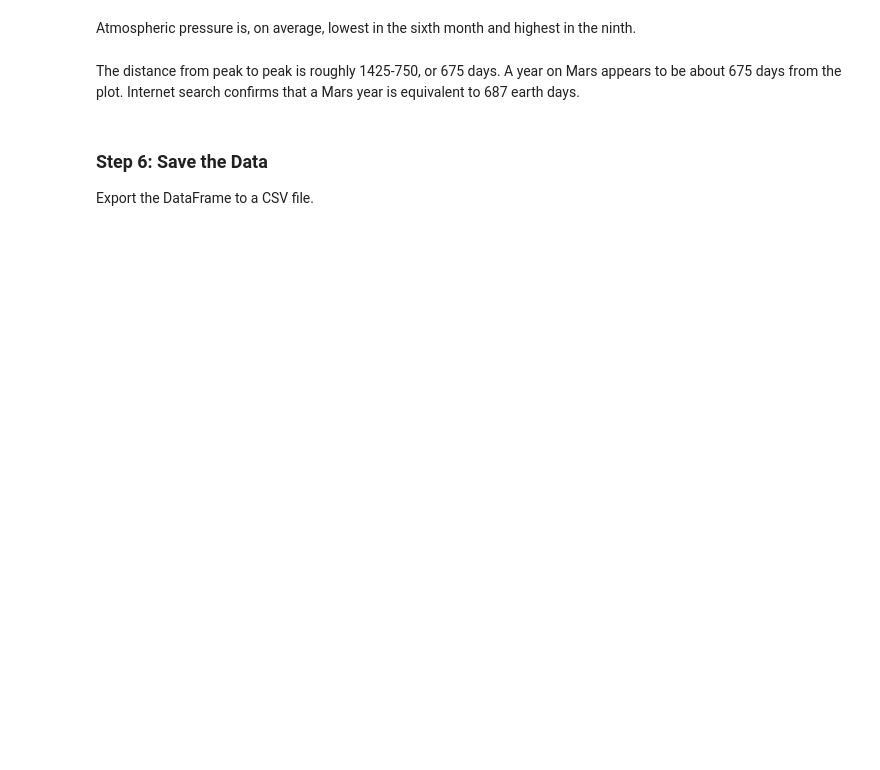
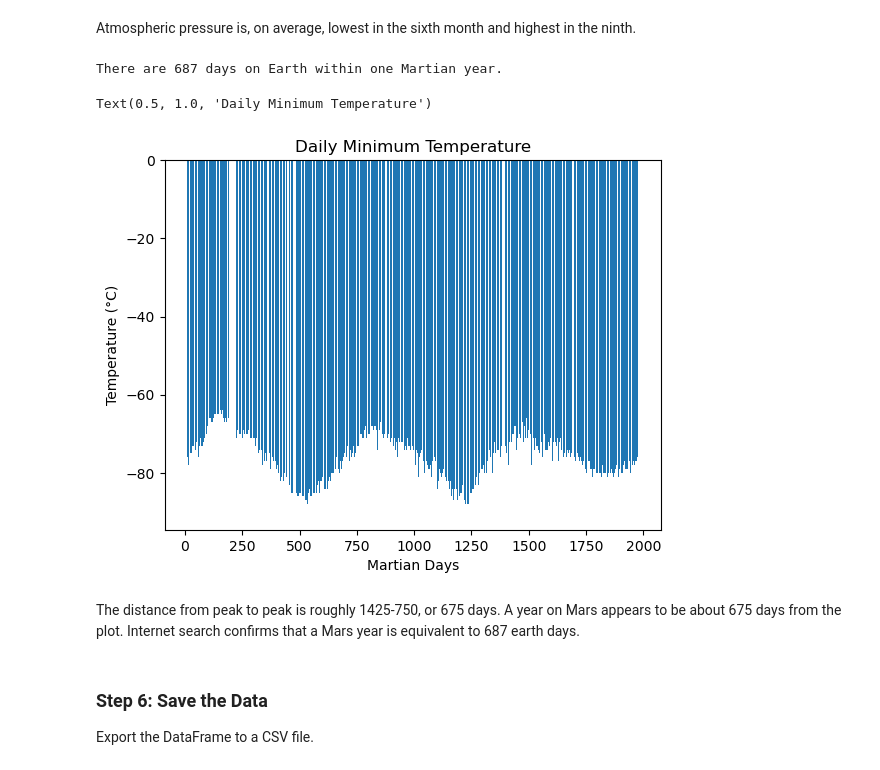
Before and after one commit to tmbiro/web_scraping, a Jupyter notebook: part_2_mars_weather.ipynb, the cells around one changed output. Drawn from its saved outputs; the diff is of its cells as text; code cells hidden in the pictures; blank space fills up the shorter version.

```diff
--- a/part_2_mars_weather.ipynb
+++ b/part_2_mars_weather.ipynb
@@ -139,5 +225,44 @@ On average, the third month has the coldest minimum temperature on Mars, and the
 # %% [markdown]
 Atmospheric pressure is, on average, lowest in the sixth month and highest in the ninth.
+# %%
+# 5. How many terrestrial (earth) days are there in a Martian year?
+
+# Sort the data so that it is arranged according to ls and date
+df_sorted = df.sort_values(by=['ls','terrestrial_date'])
+
+# Start date for the first day of month 1
+yr1_start_m1 = df_sorted[df_sorted.month==1].iloc[0]['terrestrial_date']
+
+# Start date for the first occurance of month 2
+yr1_start_m2 = df_sorted[df_sorted.month==2].iloc[0]['terrestrial_date']
+
+# Get rid of year 1's month 1 using the start date of month 2
+df_trimmed = df_sorted[df_sorted.terrestrial_date >= yr1_start_m2].sort_values(by=['terrestrial_date'])
+
+# Then, find the next occurance of month 1, which should now be the start date of year 2 in the trimmed, sorted data
+yr2_start_m1 = df_trimmed[df_trimmed.month==1].iloc[0]['terrestrial_date']
+
+# Find how many days lapsed between the starting date for year 1 and 2
+earth_days = yr2_start_m1-yr1_start_m1
+
+print(f'''
+There are {earth_days.days} days on Earth within one Martian year.
+''')
+# %% [output]
+There are 687 days on Earth within one Martian year.
+# %%
+# Visually estimate the result by plotting the daily minimum temperature.
+plt.bar(df['sol'],df['min_temp'])
+
+# Create labels for the x and y axes.
+plt.xlabel("Martian Days")
+plt.ylabel("Temperature (°C)")
+
+# Create title
+plt.title('Daily Minimum Temperature')
+# %% [output]
+Text(0.5, 1.0, 'Daily Minimum Temperature')
+[figure, added]
 # %% [markdown]
 The distance from peak to peak is roughly 1425-750, or 675 days. A year on Mars appears to be about 675 days from the plot. Internet search confirms that a Mars year is equivalent to 687 earth days.
 # %% [markdown]
```
Also changed, not shown: parts of 19 cells of this notebook, 1 other file.
